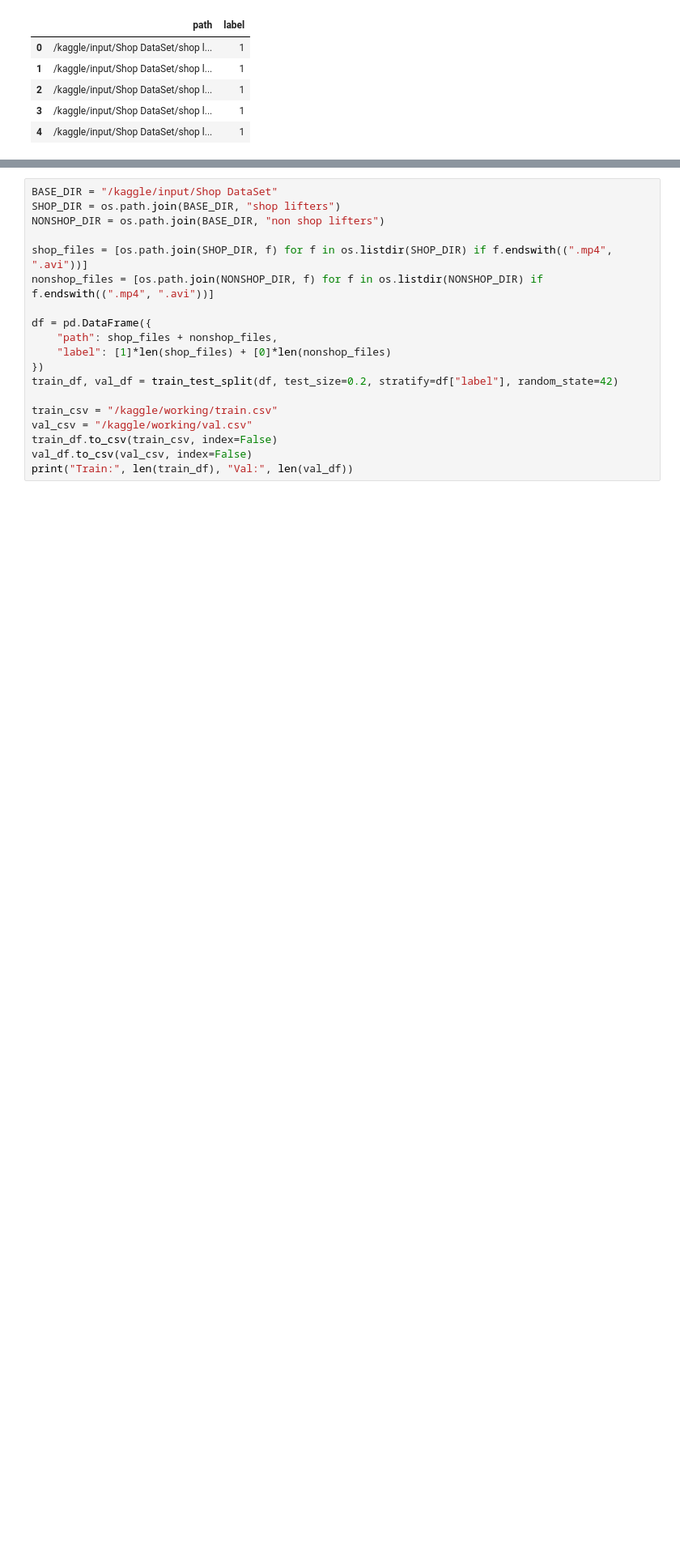
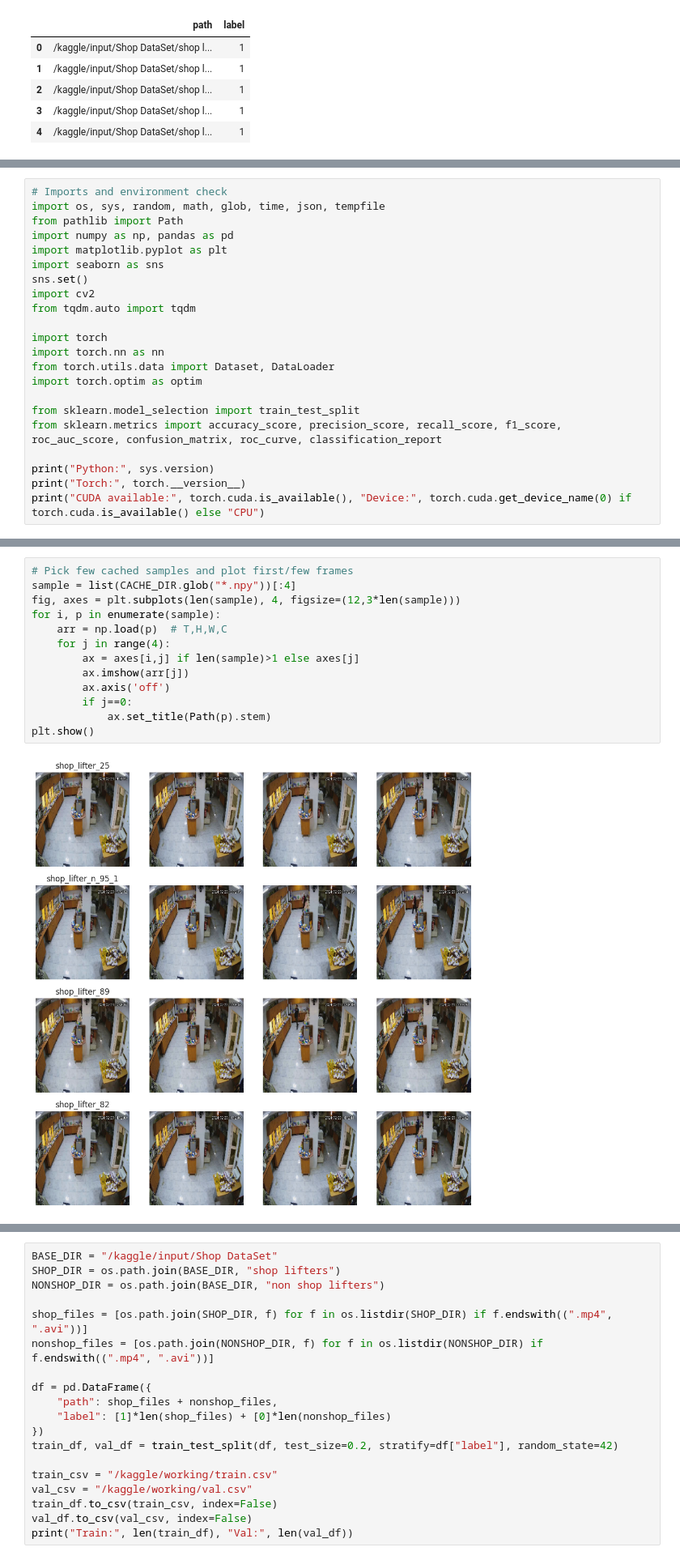
Before and after one commit to adwaiths05/Shoplifting-Detection-Using-Transformers, a Jupyter notebook: cv-group10.ipynb, the cells around one changed output, grey strips where cells are left out. Shown at 81% size. Saved outputs shown, nothing was run; the diff lists cells and outputs as text; blank space fills up the shorter version.

Commit message:
Kaggle Notebook | CV_GROUP10 | Version 5

```diff
--- a/cv-group10.ipynb
+++ b/cv-group10.ipynb
@@ -692,0 +131,22 @@ Using device: cuda
+# %%
+# Imports and environment check
+import os, sys, random, math, glob, time, json, tempfile
+from pathlib import Path
+import numpy as np, pandas as pd
+import matplotlib.pyplot as plt
+import seaborn as sns
+sns.set()
+import cv2
+from tqdm.auto import tqdm
+
+import torch
+import torch.nn as nn
+from torch.utils.data import Dataset, DataLoader
+import torch.optim as optim
+
+from sklearn.model_selection import train_test_split
+from sklearn.metrics import accuracy_score, precision_score, recall_score, f1_score, roc_auc_score, confusion_matrix, roc_curve, classification_report
+
+print("Python:", sys.version)
+print("Torch:", torch.__version__)
+print("CUDA available:", torch.cuda.is_available(), "Device:", torch.cuda.get_device_name(0) if torch.cuda.is_available() else "CPU")
@@ -692,0 +258,15 @@ Using device: cuda
+# %%
+# Pick few cached samples and plot first/few frames
+sample = list(CACHE_DIR.glob("*.npy"))[:4]
+fig, axes = plt.subplots(len(sample), 4, figsize=(12,3*len(sample)))
+for i, p in enumerate(sample):
+    arr = np.load(p)  # T,H,W,C
+    for j in range(4):
+        ax = axes[i,j] if len(sample)>1 else axes[j]
+        ax.imshow(arr[j])
+        ax.axis('off')
+        if j==0:
+            ax.set_title(Path(p).stem)
+plt.show()
+# %% [output]
+[figure, added]
```
Also changed, not shown: parts of 46 cells of this notebook.
